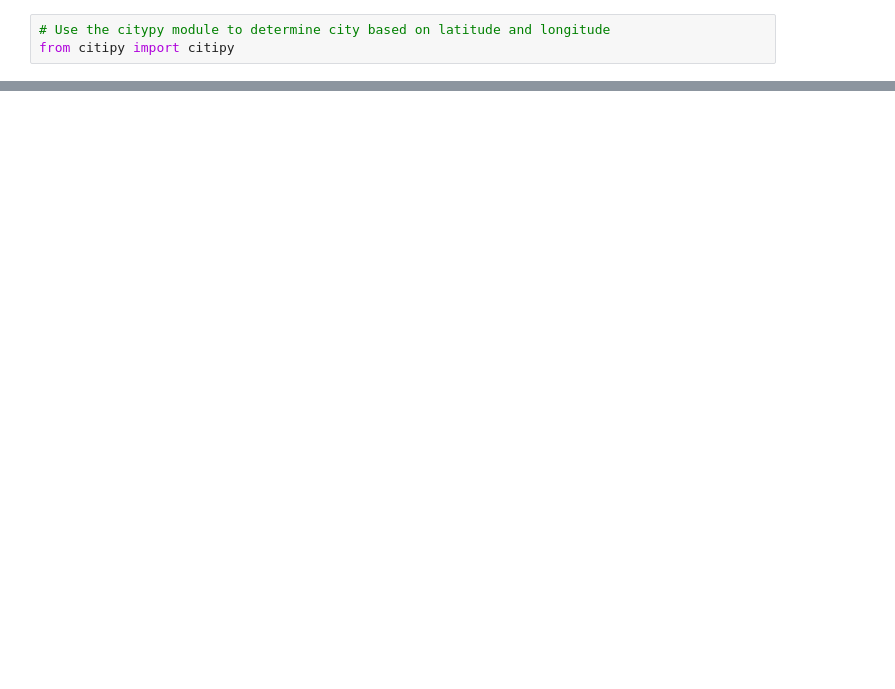
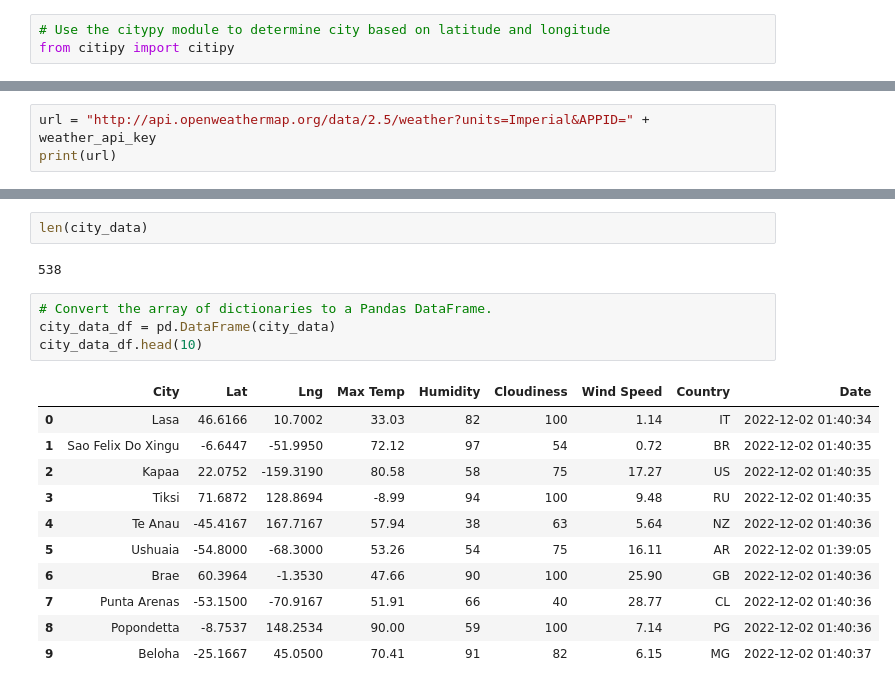
Before and after one commit to sanmarjx/World_Weather_Analysis, a Jupyter notebook: WeatherPy.ipynb, the cells around one changed output, grey strips where cells are left out. Saved outputs shown, nothing was run; the diff lists cells and outputs as text; blank space fills up the shorter version.

Commit message:
Updated Weather_Py.ipynb and added Weather_Data/cities.csv

```diff
--- a/WeatherPy.ipynb
+++ b/WeatherPy.ipynb
@@ -55,0 +62,3 @@ len(cities)
+# %%
+url = "http://api.openweathermap.org/data/2.5/weather?units=Imperial&APPID=" + weather_api_key
+print(url)
@@ -55,0 +152,20 @@ len(cities)
+# %%
+len(city_data)
+# %% [output]
+538
+# %%
+# Convert the array of dictionaries to a Pandas DataFrame.
+city_data_df = pd.DataFrame(city_data)
+city_data_df.head(10)
+# %% [output]
+|  | City | Lat | Lng | Max Temp | Humidity | Cloudiness | Wind Speed | Country | Date |
+| 0 | Lasa | 46.6166 | 10.7002 | 33.03 | 82 | 100 | 1.14 | IT | 2022-12-02 01:40:34 |
+| 1 | Sao Felix Do Xingu | -6.6447 | -51.9950 | 72.12 | 97 | 54 | 0.72 | BR | 2022-12-02 01:40:35 |
+| 2 | Kapaa | 22.0752 | -159.3190 | 80.58 | 58 | 75 | 17.27 | US | 2022-12-02 01:40:35 |
+| 3 | Tiksi | 71.6872 | 128.8694 | -8.99 | 94 | 100 | 9.48 | RU | 2022-12-02 01:40:35 |
+| 4 | Te Anau | -45.4167 | 167.7167 | 57.94 | 38 | 63 | 5.64 | NZ | 2022-12-02 01:40:36 |
+| 5 | Ushuaia | -54.8000 | -68.3000 | 53.26 | 54 | 75 | 16.11 | AR | 2022-12-02 01:39:05 |
+| 6 | Brae | 60.3964 | -1.3530 | 47.66 | 90 | 100 | 25.90 | GB | 2022-12-02 01:40:36 |
+| 7 | Punta Arenas | -53.1500 | -70.9167 | 51.91 | 66 | 40 | 28.77 | CL | 2022-12-02 01:40:36 |
+| 8 | Popondetta | -8.7537 | 148.2534 | 90.00 | 59 | 100 | 7.14 | PG | 2022-12-02 01:40:36 |
+| 9 | Beloha | -25.1667 | 45.0500 | 70.41 | 91 | 82 | 6.15 | MG | 2022-12-02 01:40:37 |
```
Also changed, not shown: parts of 8 cells of this notebook, 2 other files.
